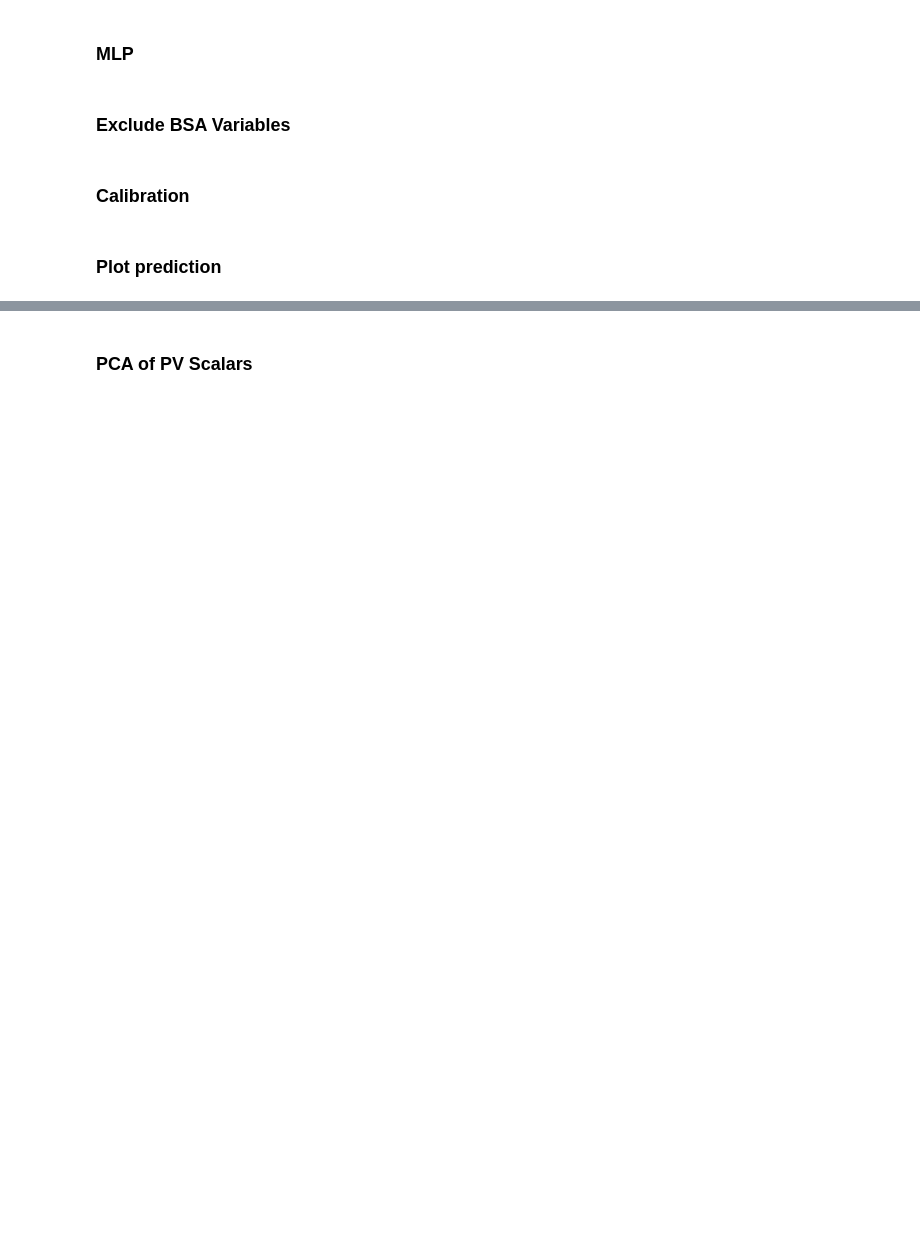
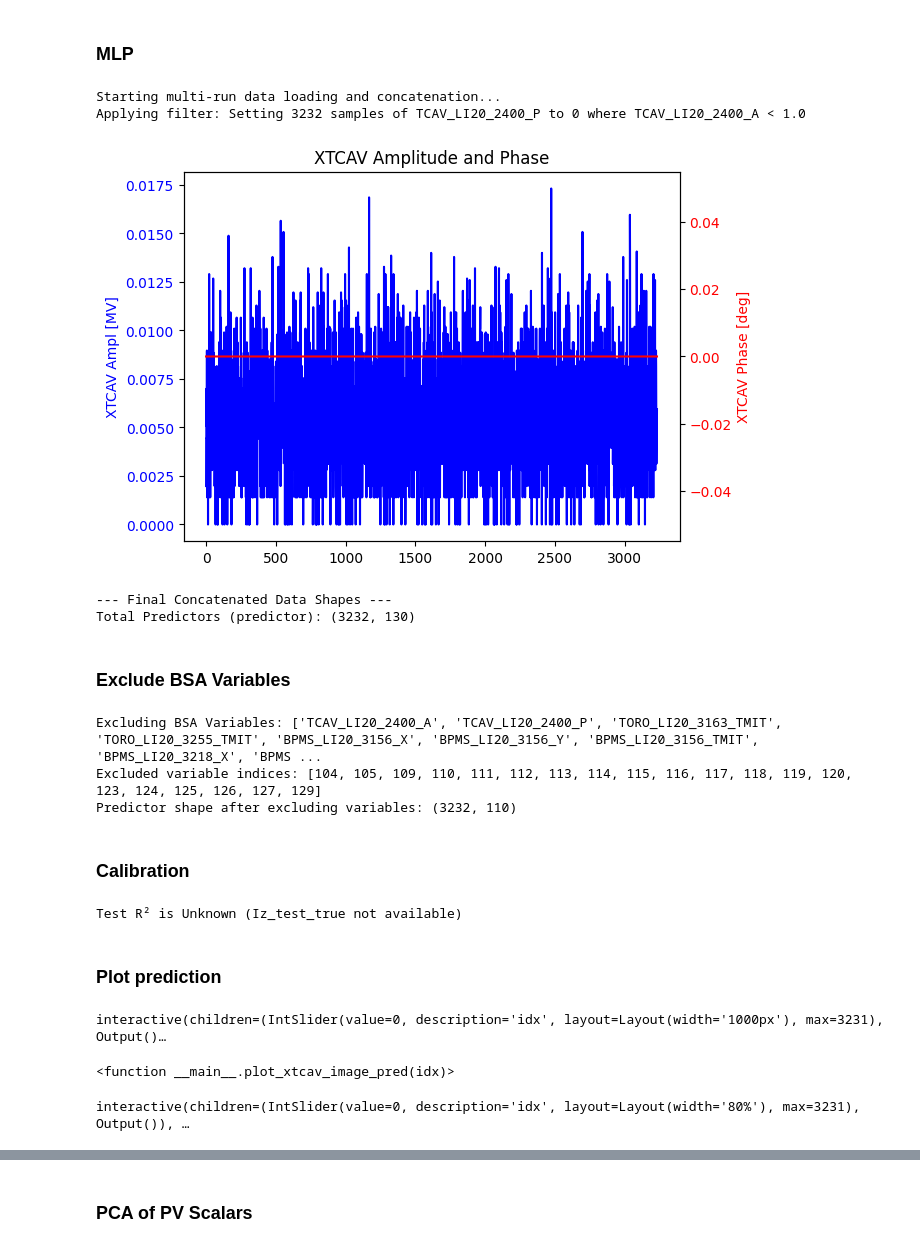
Before and after one commit to truewis/FACET-II-ML-diag, a Jupyter notebook: notebooks/workflow_walkthroughs/2D_LPS_model_GMM_Forest_test_without_comparison.ipynb, the cells around one changed output, grey strips where cells are left out. Saved outputs shown, nothing was run; the diff lists cells and outputs as text; code cells hidden in the pictures; blank space fills up the shorter version.

```diff
--- a/notebooks/workflow_walkthroughs/2D_LPS_model_GMM_Forest_test_without_comparison.ipynb
+++ b/notebooks/workflow_walkthroughs/2D_LPS_model_GMM_Forest_test_without_comparison.ipynb
@@ -82,48 +85,68 @@ for experiment, runname, step_id in run_pairs:
 
     # 2. Extract full BSA scalars (filtered by step_list if needed)
     # Don't filter by common index here, we'll do it with the goodShots scalar common index loaded from the file
-    bsaScalarData, bsaVars = extractDAQBSAScalars(data_struct, filter_index=False)
+    bsaScalarData, bsaVars = extractDAQBSAScalars(data_struct, filter_index=True)
     bsaScalarData = apply_tcav_zeroing_filter(bsaScalarData, bsaVars)
 
     ampl_idx = next(i for i, var in enumerate(bsaVars) if 'TCAV_LI20_2400_A' in var)
     xtcavAmpl = bsaScalarData[ampl_idx, :]
 
     phase_idx = next(i for i, var in enumerate(bsaVars) if 'TCAV_LI20_2400_P' in var)
     xtcavPhase = bsaScalarData[phase_idx, :]
     xtcavOffShots = xtcavAmpl<0.1
     xtcavPhase[xtcavOffShots] = 0 #Set this for ease of plotting
+    fig, ax1 = plt.subplots()
+    ax1.plot(xtcavAmpl, label='Amplitude', color='b')
+    ax1.set_ylabel('XTCAV Ampl [MV]', color='b')
+    ax1.tick_params(axis='y', labelcolor='b')
 
-    # 3.
+    ax2 = ax1.twinx()
+    ax2.plot(xtcavPhase, label='Phase', color='r')
+    ax2.set_ylabel('XTCAV Phase [deg]', color='r')
+    ax2.tick_params(axis='y', labelcolor='r')
 
+    plt.title('XTCAV Amplitude and Phase')
+    plt.show()
     # 5. Filter BSA data using the final index
     # goodShots_scal_common_index is 1 based indexing from MATLAB, convert to 0 based
     bsaScalarData_filtered = bsaScalarData
 
     # 6. Construct the predictor array
     predictor_current = np.vstack(bsaScalarData_filtered).T
 
     # C. Append to master lists
     all_predictors.append(predictor_current)
 
 # ----------------------------------------------------------------------
 # 4. Concatenate and finalize arrays
 # ----------------------------------------------------------------------
 # Combine all data arrays from the runs
 predictor_tmp = np.concatenate(all_predictors, axis=0)
 
 # Set image half dimensions (should match preprocessing)
 yrange = 50
 xrange = 150
 NCOMP = 10  # Number of GMM parameters
 print("\n--- Final Concatenated Data Shapes ---")
 print(f"Total Predictors (predictor): {predictor_tmp.shape}")
+# %% [output]
+Starting multi-run data loading and concatenation...
+Applying filter: Setting 3232 samples of TCAV_LI20_2400_P to 0 where TCAV_LI20_2400_A < 1.0
+[figure, added]
+--- Final Concatenated Data Shapes ---
+Total Predictors (predictor): (3232, 130)
 # %% [markdown]
 ### Exclude BSA Variables
 # %%
 from Python_Functions.functions import exclude_bsa_vars
 excluded_var_idx = exclude_bsa_vars(bsaVars)
 predictor_tmp_cleaned = np.delete(predictor_tmp, excluded_var_idx, axis=1)
+bsaVars_cleaned = [var for i, var in enumerate(bsaVars) if i not in excluded_var_idx]
 print(f"Predictor shape after excluding variables: {predictor_tmp_cleaned.shape}")
+# %% [output]
+Excluding BSA Variables: ['TCAV_LI20_2400_A', 'TCAV_LI20_2400_P', 'TORO_LI20_3163_TMIT', 'TORO_LI20_3255_TMIT', 'BPMS_LI20_3156_X', 'BPMS_LI20_3156_Y', 'BPMS_LI20_3156_TMIT', 'BPMS_LI20_3218_X', 'BPMS ...
+Excluded variable indices: [104, 105, 109, 110, 111, 112, 113, 114, 115, 116, 117, 118, 119, 120, 123, 124, 125, 126, 127, 129]
+Predictor shape after excluding variables: (3232, 110)
 # %% [markdown]
 ### Calibration
 # %%
@@ -183,6 +192,8 @@ def r2_score(true, pred):
     return 1 - RSS / TSS if TSS != 0 else s0
 
 print("Test R² is Unknown (Iz_test_true not available)")
+# %% [output]
+Test R² is Unknown (Iz_test_true not available)
 # %% [markdown]
 ### Plot prediction
 # %%
@@ -207,6 +218,9 @@ def plot_xtcav_image_pred(idx):
 
 # Create slider
 interact(plot_xtcav_image_pred, idx=IntSlider(min=0, max=pred_test_full.shape[0]-1, step=1, value=0, layout=Layout(width='1000px')))
+# %% [output]
+interactive(children=(IntSlider(value=0, description='idx', layout=Layout(width='1000px'), max=3231), Output()…
+<function __main__.plot_xtcav_image_pred(idx)>
 # %%
 from ipywidgets import interact, IntSlider, Layout
 def plot_xtcav_image_pred_current(idx):
@@ -252,6 +266,8 @@ def plot_xtcav_image_pred_current(idx):
 
 # Create slider
 interact(plot_xtcav_image_pred_current, idx=IntSlider(min=0, max=pred_test_full.shape[0]-1, step=1, value=0, layout=Layout(width='80%')));
+# %% [output]
+interactive(children=(IntSlider(value=0, description='idx', layout=Layout(width='80%'), max=3231), Output()), …
 # %%
 def xtcav_image_mu(idx):
     FACTOR = 1e15
```
Also changed, not shown: parts of 19 cells of this notebook, 5 other files.
